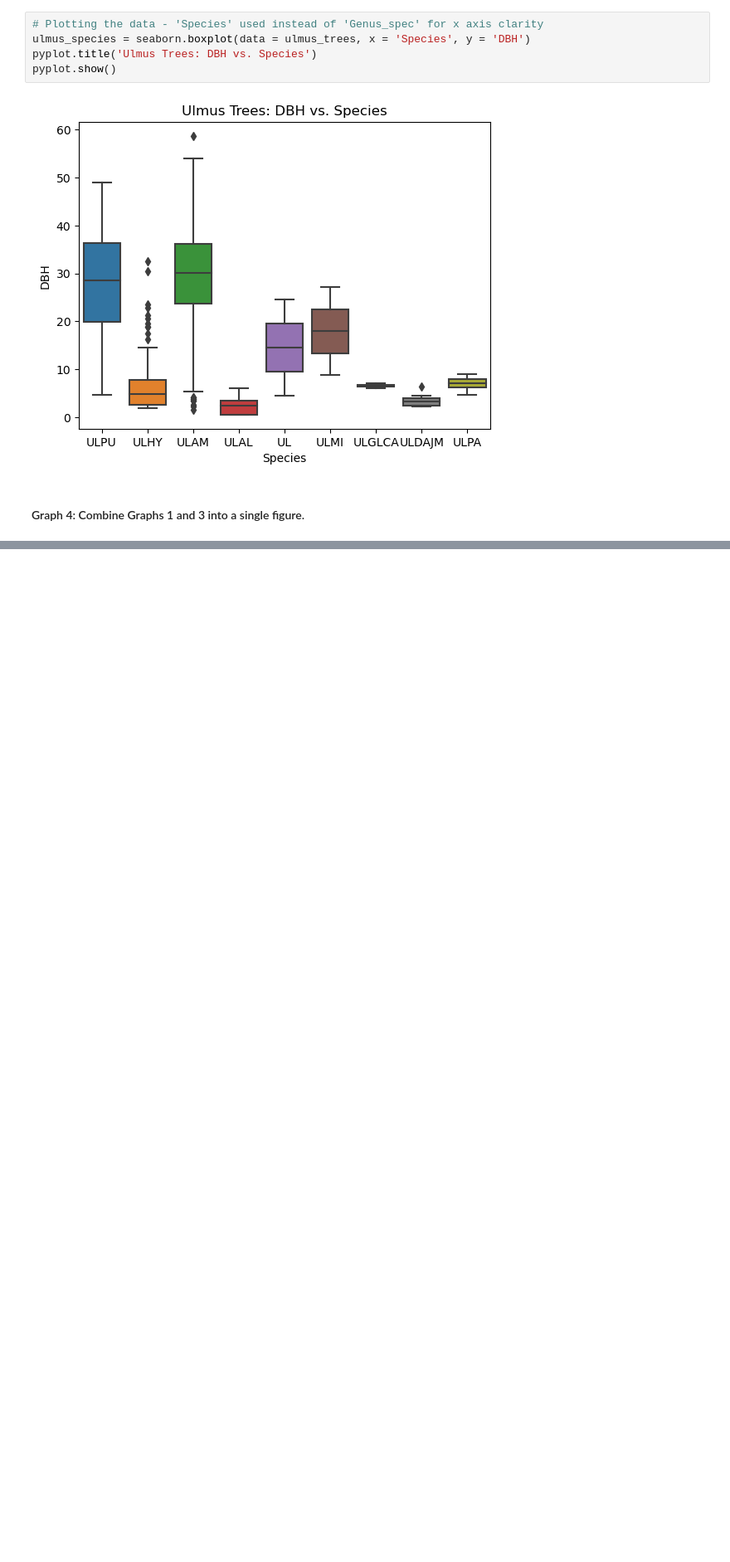
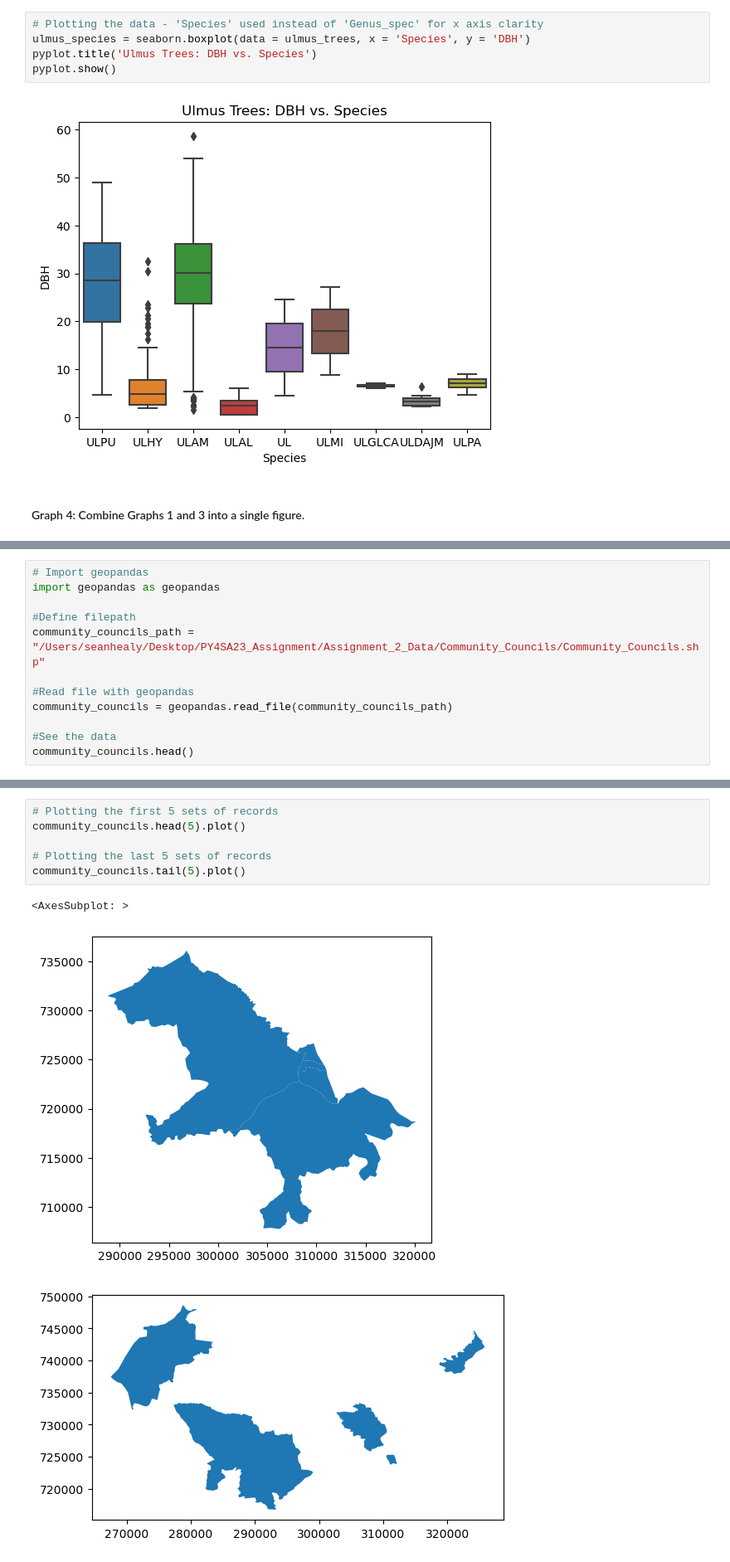
Before and after one commit to SeanH0122/PY4SA23_Assignment, a Jupyter notebook: Assignment No 2 - Sean Healy.ipynb, the cells around one changed output, grey strips where cells are left out. Shown at 83% size. Cells and saved outputs as stored; diff of their text form; blank space fills up the shorter version.

Commit message:
Assignment Update

```diff
--- a/Assignment No 2 - Sean Healy.ipynb
+++ b/Assignment No 2 - Sean Healy.ipynb
@@ -242,0 +246,12 @@ pyplot.show()
+# %%
+# Import geopandas
+import geopandas as geopandas
+
+#Define filepath
+community_councils_path = "/Users/seanhealy/Desktop/PY4SA23_Assignment/Assignment_2_Data/Community_Councils/Community_Councils.shp"
+
+#Read file with geopandas
+community_councils = geopandas.read_file(community_councils_path)
+
+#See the data
+community_councils.head()
@@ -242,0 +267,10 @@ pyplot.show()
+# %%
+# Plotting the first 5 sets of records
+community_councils.head(5).plot()
+
+# Plotting the last 5 sets of records
+community_councils.tail(5).plot()
+# %% [output]
+<AxesSubplot: >
+[figure, added]
+[figure, added]
```
Also changed, not shown: parts of 21 cells of this notebook, 7 other files.
